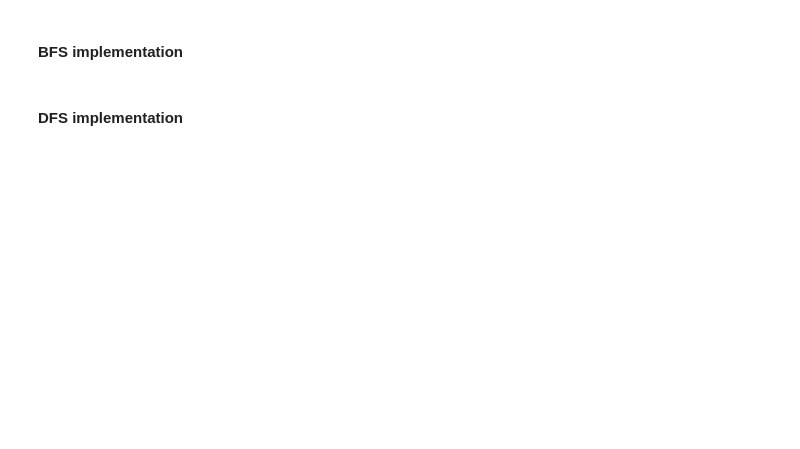
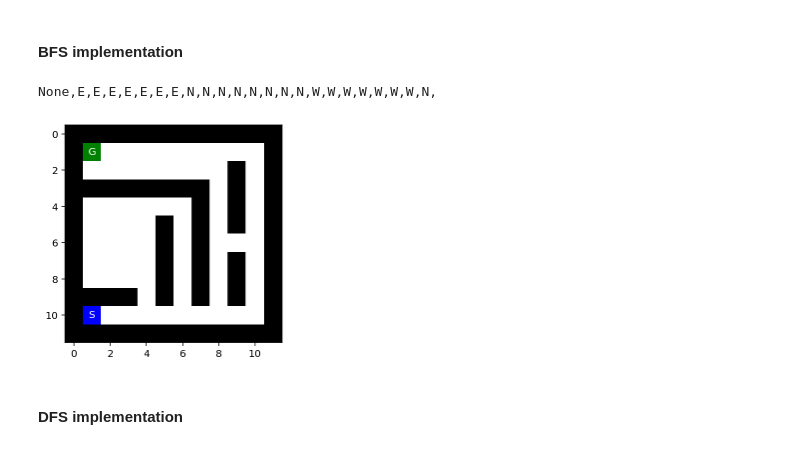
Before and after one commit to ZechWolf/CS7320-AI, a Jupyter notebook: Search/Maze.ipynb, the cells around one changed output. Drawn from its saved outputs; the diff is of its cells as text; code cells hidden in the pictures; blank space fills up the shorter version.

```diff
--- a/Search/Maze.ipynb
+++ b/Search/Maze.ipynb
@@ -271,36 +326,34 @@ None,E,E,S,S,W,S,S,W,W,S,W,W,W,W,W,W,W,W,W,
 # %% [markdown]
 #### BFS implementation
 # %%
-from queue import Queue
-
 def bfs(maze):
     #Initialize root node at starting position of maze and get goal node
     rootPos = find_pos(maze, what="S")
     root = Node(rootPos, None, None, 0)
     goalPos = find_pos(maze, what="G")
 
     frontier = Queue()
-    frontier.put(root)
-    reached = list()
-    reached.append(root.pos)
+    frontier.push(root)
+    reached = set()
+    reached.add(root.pos)
 
     while not frontier.empty():
-        node = frontier.get()
+        node = frontier.pop()
         for n in expand(node, maze):
             if n.pos == goalPos:
                 return n
             if n.pos not in reached:
-                reached.append(n.pos)
-                frontier.put(n)
+                reached.add(n.pos)
+                frontier.push(n)
 
     return None
-
-
-
 
 for x in bfs(maze).get_path_from_root():
     print(x.action, end=",")
 show_maze(maze)
+# %% [output]
+None,E,E,E,E,E,E,E,N,N,N,N,N,N,N,N,W,W,W,W,W,W,W,N,
+[figure, added]
 # %% [markdown]
 #### DFS implementation
 # %%
```
Also changed, not shown: parts of 19 cells of this notebook.
